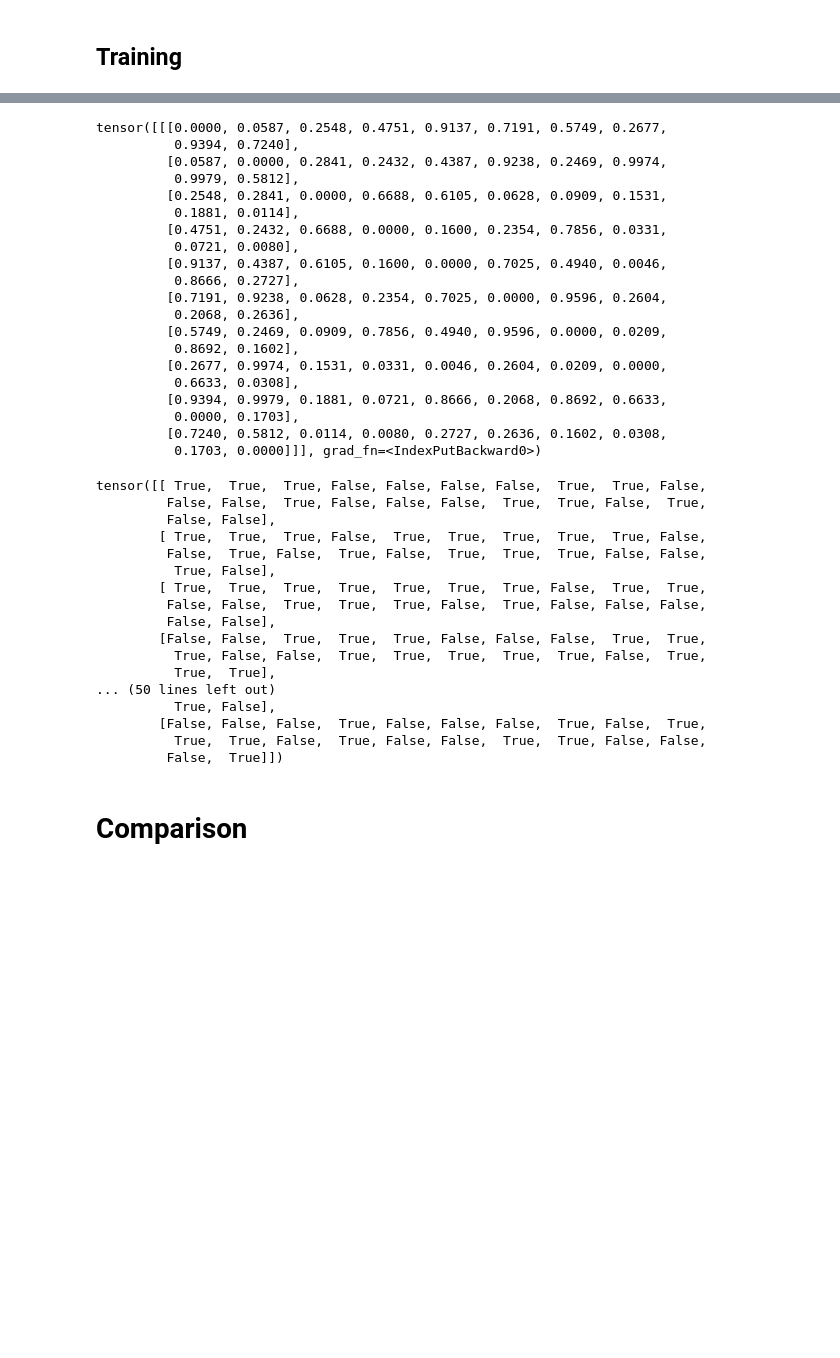
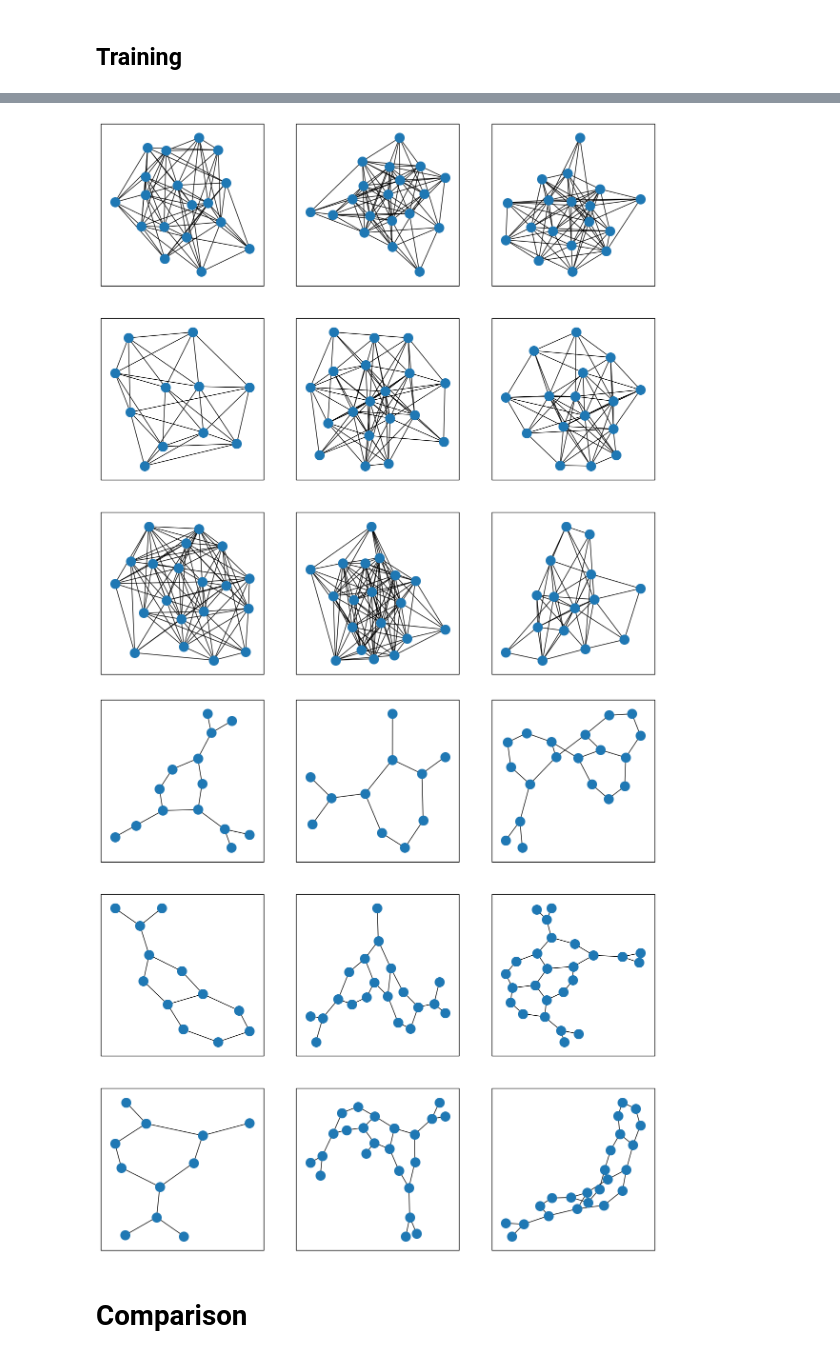
Before and after one commit to EmilieNilsson1/adv-ml, a Jupyter notebook: block3/handin_3.ipynb, the cells around one changed output, grey strips where cells are left out. Drawn from its saved outputs; the diff is of its cells as text; code cells hidden in the pictures; blank space fills up the shorter version.

```diff
--- a/block3/handin_3.ipynb
+++ b/block3/handin_3.ipynb
@@ -386,61 +397,27 @@ tensor([[0.0000, 0.1720, 0.0708, 0.0159, 0.1832, 0.1043, 0.0659, 0.0806, 0.0838,
 new_train_data_loader = DataLoader(train_dataset, batch_size=1)
 training_graph_lengths = torch.tensor([len(batch['batch']) for batch in new_train_data_loader])
 graph_lenghts_idx = torch.randint(high=len(training_graph_lengths), size=(N_SAMPLES,))
-graph_lengths = training_graph_lengths[graph_lenghts_idx]
-latents = [torch.randn(size=(size, out_feature_dim)) for size in graph_lengths]
+VAE_graph_lengths = training_graph_lengths[graph_lenghts_idx]
+latents = [torch.randn(size=(size, out_feature_dim)) for size in VAE_graph_lengths]
 
 # Generate link probabilities
-VAE_As = torch.zeros((N_SAMPLES, graph_lengths.max(), graph_lengths.max()), dtype=bool)
+VAE_As = torch.zeros((N_SAMPLES, VAE_graph_lengths.max(), VAE_graph_lengths.max()), dtype=bool)
 for i in range(N_SAMPLES):
-    A, _ = vae.decoder(latents[i], torch.zeros(graph_lengths[i]))
-    idx_i, idx_j = torch.triu_indices(graph_lengths[i], graph_lengths[i])
+    A, _ = vae.decoder(latents[i], torch.zeros(VAE_graph_lengths[i]))
+    idx_i, idx_j = torch.triu_indices(VAE_graph_lengths[i], VAE_graph_lengths[i])
     p = torch.rand((len(idx_i),))
     idx_k = i*torch.ones_like(p, dtype=int)
-    VAE_As[idx_k, idx_i, idx_j] = A[(idx_k*0).int(), idx_i, idx_j] < p
-    VAE_As[idx_k, idx_j, idx_i] = A[(idx_k*0).int(), idx_j, idx_i] < p
+    VAE_As[idx_k, idx_i, idx_j] = A[(idx_k*0).int(), idx_i, idx_j] > p
+    VAE_As[idx_k, idx_j, idx_i] = A[(idx_k*0).int(), idx_j, idx_i] > p
-# %%
-A
-# %% [output]
-tensor([[[0.0000, 0.0587, 0.2548, 0.4751, 0.9137, 0.7191, 0.5749, 0.2677,
-          0.9394, 0.7240],
-         [0.0587, 0.0000, 0.2841, 0.2432, 0.4387, 0.9238, 0.2469, 0.9974,
-          0.9979, 0.5812],
-         [0.2548, 0.2841, 0.0000, 0.6688, 0.6105, 0.0628, 0.0909, 0.1531,
-          0.1881, 0.0114],
-         [0.4751, 0.2432, 0.6688, 0.0000, 0.1600, 0.2354, 0.7856, 0.0331,
-          0.0721, 0.0080],
-         [0.9137, 0.4387, 0.6105, 0.1600, 0.0000, 0.7025, 0.4940, 0.0046,
-          0.8666, 0.2727],
-         [0.7191, 0.9238, 0.0628, 0.2354, 0.7025, 0.0000, 0.9596, 0.2604,
-          0.2068, 0.2636],
-         [0.5749, 0.2469, 0.0909, 0.7856, 0.4940, 0.9596, 0.0000, 0.0209,
-          0.8692, 0.1602],
-         [0.2677, 0.9974, 0.1531, 0.0331, 0.0046, 0.2604, 0.0209, 0.0000,
-          0.6633, 0.0308],
-         [0.9394, 0.9979, 0.1881, 0.0721, 0.8666, 0.2068, 0.8692, 0.6633,
-          0.0000, 0.1703],
-         [0.7240, 0.5812, 0.0114, 0.0080, 0.2727, 0.2636, 0.1602, 0.0308,
-          0.1703, 0.0000]]], grad_fn=<IndexPutBackward0>)
-# %%
-VAE_As[0, :graph_lengths[0], :graph_lengths[0]]
-# %% [output]
-tensor([[ True,  True,  True, False, False, False, False,  True,  True, False,
-         False, False,  True, False, False, False,  True,  True, False,  True,
-         False, False],
-        [ True,  True,  True, False,  True,  True,  True,  True,  True, False,
-         False,  True, False,  True, False,  True,  True,  True, False, False,
-          True, False],
-        [ True,  True,  True,  True,  True,  True,  True, False,  True,  True,
-         False, False,  True,  True,  True, False,  True, False, False, False,
-         False, False],
-        [False, False,  True,  True,  True, False, False, False,  True,  True,
-          True, False, False,  True,  True,  True,  True,  True, False,  True,
-          True,  True],
-... (50 lines left out)
-          True, False],
-        [False, False, False,  True, False, False, False,  True, False,  True,
-          True,  True, False,  True, False, False,  True,  True, False, False,
-         False,  True]])
+# %%
+# A
+# VAE_As[0, :VAE_graph_lengths[0], :VAE_graph_lengths[0]]
+VAE_As = VAE_As.detach().numpy()
+draw_graphs([A[:VAE_graph_lengths[i],:VAE_graph_lengths[i]] for i, A in enumerate(VAE_As[:9])], 3, 3)
+draw_graphs([A[:GT_graph_lengths[i],:GT_graph_lengths[i]] for i, A in enumerate(GT_As[:9])], 3, 3)
+# %% [output]
+[figure, added]
+[figure, added]
 # %% [markdown]
 # Comparison
 # %% [markdown]
```
Also changed, not shown: parts of 16 cells of this notebook.
